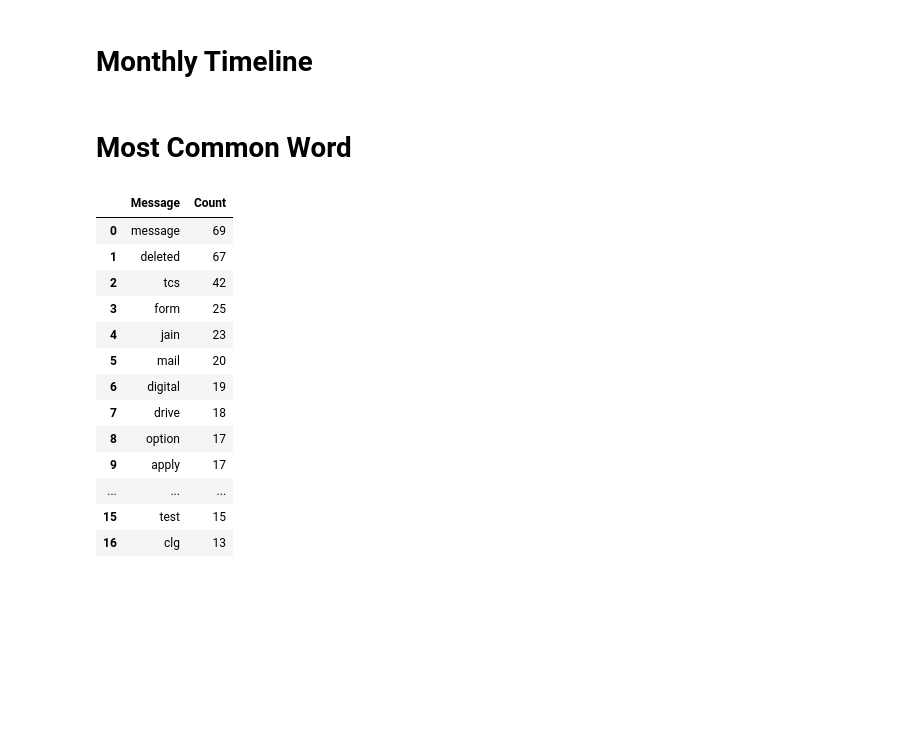
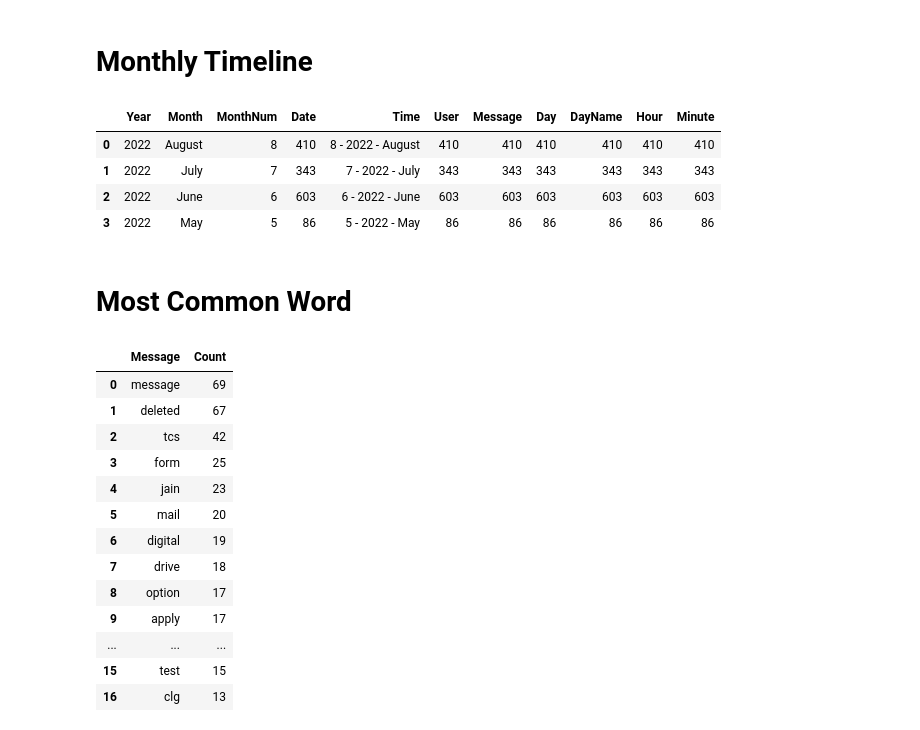
Before and after one commit to Als1510/WhatsAppChatAnalyser, a Jupyter notebook: Analysis.ipynb, the cells around one changed output. Cells and saved outputs as stored; diff of their text form; code cells hidden in the pictures; blank space fills up the shorter version.

Commit message:
feat: Chat From, Most Talkative, Fetch Stats, Weekly & Monthly Timeline

```diff
--- a/Analysis.ipynb
+++ b/Analysis.ipynb
@@ -136,5 +200,25 @@ See the caveats in the documentation: https://pandas.pydata.org/pandas-docs/stab
 # %% [markdown]
 # Monthly Timeline
+# %%
+def monthly_timeline(selected_user, df):
+    if selected_user != 'Overall':
+      df = df[df['User'] == selected_user]
+    new_df = df[df['User'] != 'group_notification']
+    new_df  = df.groupby(['Year','Month','MonthNum']).count()
+    new_df.reset_index(inplace=True)
+    time = []
+    for i in range(new_df.shape[0]):
+        time.append(str(new_df['MonthNum'][i]) + " - " + str(new_df['Year'][i]) + " - " + new_df['Month'][i])
+    new_df['Time'] = time
+    return new_df
+# %%
+monthly_timeline('Overall', df)
+# %% [output]
+|  | Year | Month | MonthNum | Date | Time | User | Message | Day | DayName | Hour | Minute |
+| 0 | 2022 | August | 8 | 410 | 8 - 2022 - August | 410 | 410 | 410 | 410 | 410 | 410 |
+| 1 | 2022 | July | 7 | 343 | 7 - 2022 - July | 343 | 343 | 343 | 343 | 343 | 343 |
+| 2 | 2022 | June | 6 | 603 | 6 - 2022 - June | 603 | 603 | 603 | 603 | 603 | 603 |
+| 3 | 2022 | May | 5 | 86 | 5 - 2022 - May | 86 | 86 | 86 | 86 | 86 | 86 |
 # %% [markdown]
 # Most Common Word
 # %%
```
Also changed, not shown: parts of 11 cells of this notebook, 3 other files.
